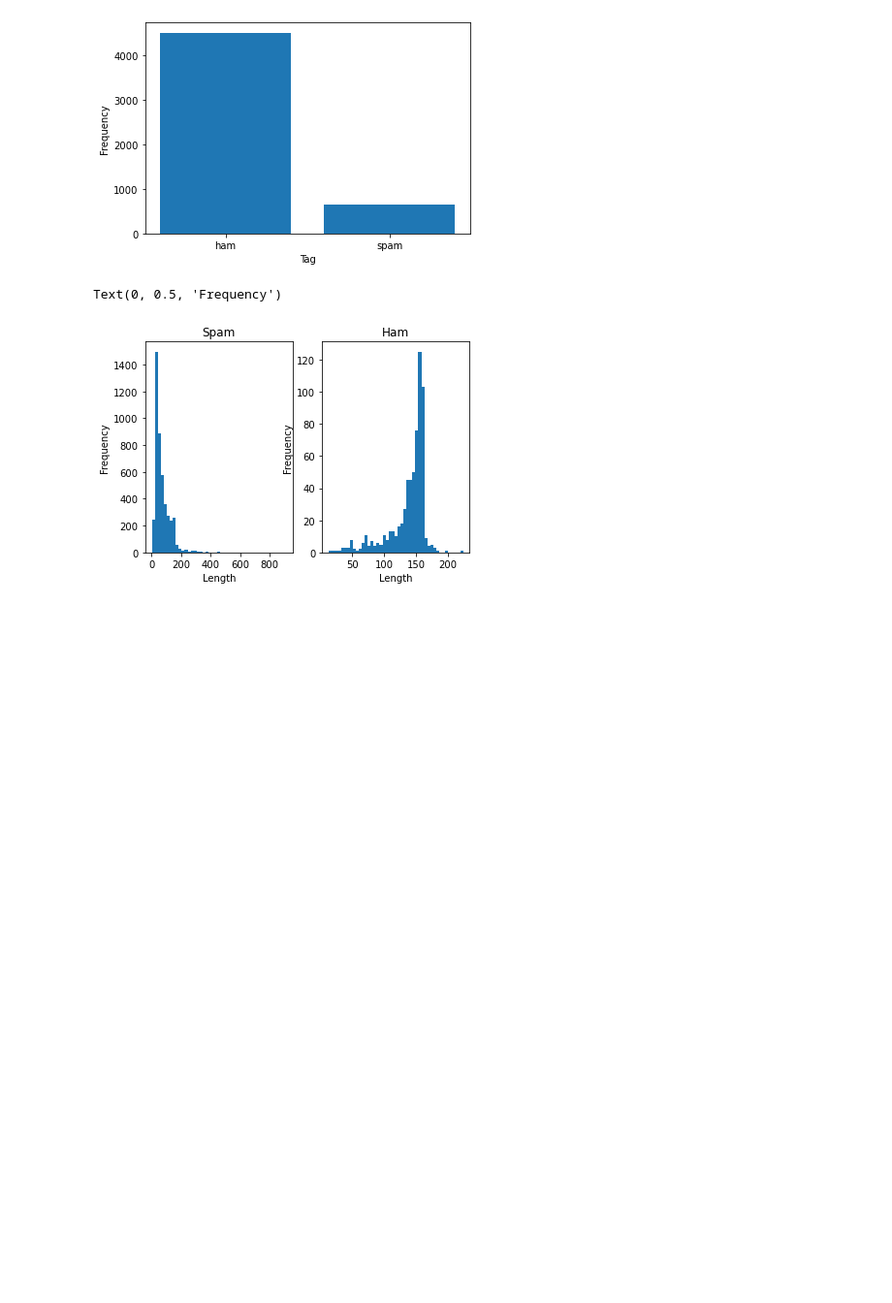
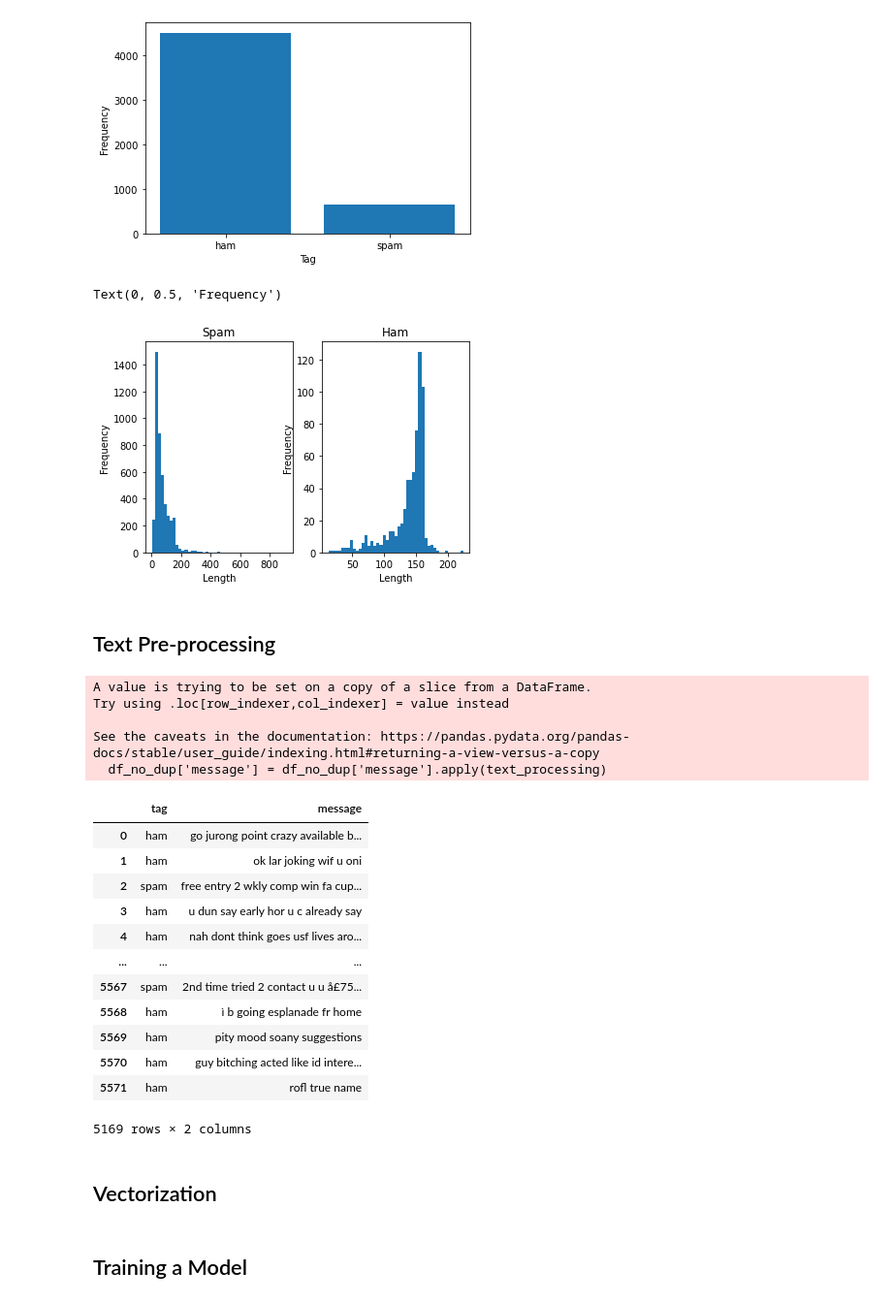
Before and after one commit to Jiye100/Spam_Detector, a Jupyter notebook: spam_detector.ipynb, the cells around one changed output. Shown at 97% size. Drawn from its saved outputs; the diff is of its cells as text; code cells hidden in the pictures; blank space fills up the shorter version.

Commit message:
Vectorization, Trained model
- Trained model using Naive Bayes classifier
- Added accuracy score for training and testing set

```diff
--- a/spam_detector.ipynb
+++ b/spam_detector.ipynb
@@ -59,3 +93,44 @@ axs[1].set_ylabel('Frequency')
 # %% [output]
 Text(0, 0.5, 'Frequency')
 [figure]
+# %% [markdown]
+## Text Pre-processing
+# %%
+def text_processing(msg):
+    msg = msg.lower()
+#     if type(msg) == str:
+#         msg = msg.lower()
+#     else:
+#         msg = str(msg)
+    no_punc = [char for char in msg if char not in string.punctuation]
+    no_punc = ''.join(no_punc)
+    word_list = no_punc.split()
+    list_no_stopwords = [word for word in word_list if word not in stopwords.words('english')]
+    return ' '.join(list_no_stopwords)
+# %%
+df_no_dup['message'] = df_no_dup['message'].apply(text_processing)
+# %% [output]
+A value is trying to be set on a copy of a slice from a DataFrame.
+Try using .loc[row_indexer,col_indexer] = value instead
+
+See the caveats in the documentation: https://pandas.pydata.org/pandas-docs/stable/user_guide/indexing.html#returning-a-view-versus-a-copy
+  df_no_dup['message'] = df_no_dup['message'].apply(text_processing)
+# %%
+# Processed text
+df_no_dup
+# %% [output]
+|  | tag | message |
+| 0 | ham | go jurong point crazy available b... |
+| 1 | ham | ok lar joking wif u oni |
+| 2 | spam | free entry 2 wkly comp win fa cup... |
+| 3 | ham | u dun say early hor u c already say |
+| 4 | ham | nah dont think goes usf lives aro... |
+| ... | ... | ... |
+| 5567 | spam | 2nd time tried 2 contact u u å£75... |
+| 5568 | ham | ì b going esplanade fr home |
+| 5569 | ham | pity mood soany suggestions |
+| 5570 | ham | guy bitching acted like id intere... |
+| 5571 | ham | rofl true name |
+5169 rows × 2 columns
+# %% [markdown]
+## Vectorization
@@ -61,0 +141,2 @@ Text(0, 0.5, 'Frequency')
+# %% [markdown]
+## Training a Model
```
Also changed, not shown: parts of 7 cells of this notebook.
